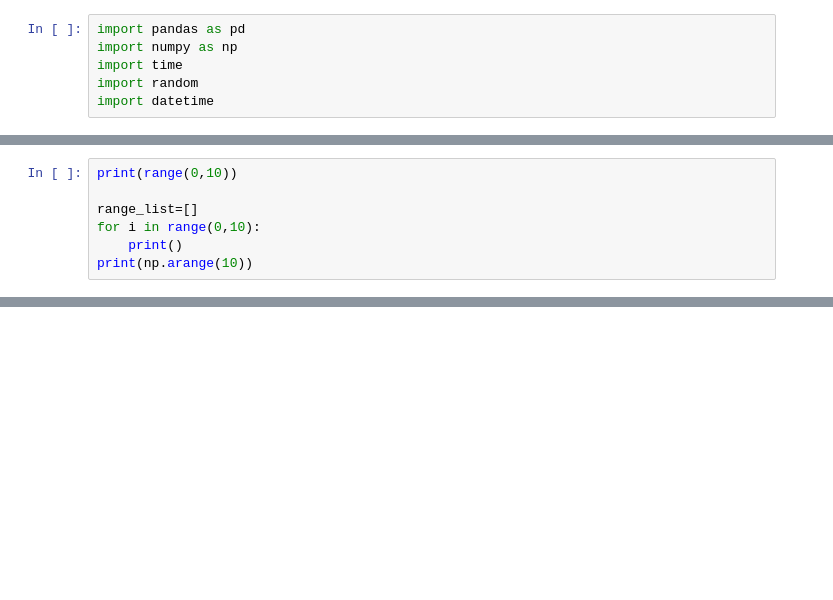
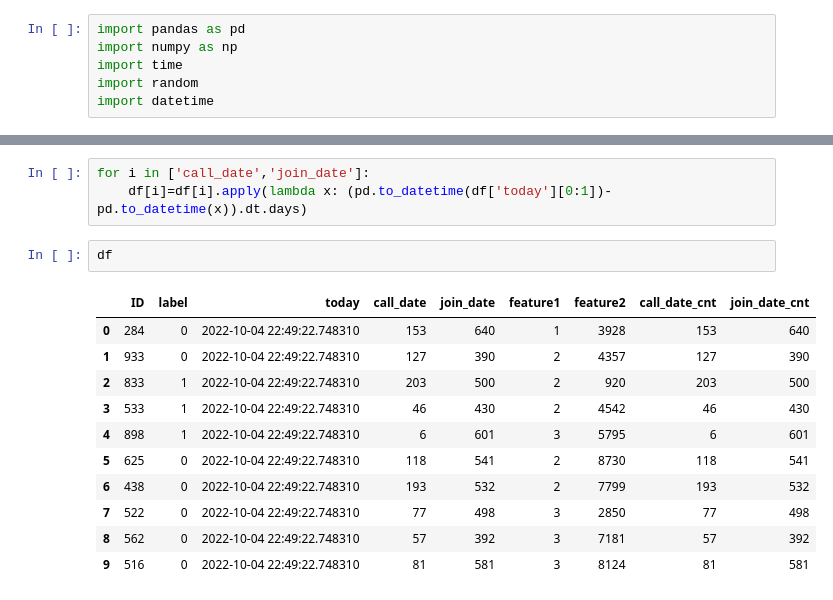
Before and after one commit to TaoXue-99/The-Technical-Details-of-Machine-Learning, a Jupyter notebook: 1. Data Preprocessing/1.2 apply & applymap.ipynb, the cells around one changed output, grey strips where cells are left out. Cells and saved outputs as stored; diff of their text form; blank space fills up the shorter version.

```diff
--- a/1. Data Preprocessing/1.2 apply & applymap.ipynb
+++ b/1. Data Preprocessing/1.2 apply & applymap.ipynb
@@ -16,7 +101,0 @@ random.sample(range(100,999),10)
-# %%
-print(range(0,10))
-
-range_list=[]
-for i in range(0,10):
-    print()
-print(np.arange(10))
@@ -47,0 +167,17 @@ Type:      method
+# %%
+for i in ['call_date','join_date']:
+    df[i]=df[i].apply(lambda x: (pd.to_datetime(df['today'][0:1])-pd.to_datetime(x)).dt.days)
+# %%
+df
+# %% [output]
+|  | ID | label | today | call_date | join_date | feature1 | feature2 | call_date_cnt | join_date_cnt |
+| 0 | 284 | 0 | 2022-10-04 22:49:22.748310 | 153 | 640 | 1 | 3928 | 153 | 640 |
+| 1 | 933 | 0 | 2022-10-04 22:49:22.748310 | 127 | 390 | 2 | 4357 | 127 | 390 |
+| 2 | 833 | 1 | 2022-10-04 22:49:22.748310 | 203 | 500 | 2 | 920 | 203 | 500 |
+| 3 | 533 | 1 | 2022-10-04 22:49:22.748310 | 46 | 430 | 2 | 4542 | 46 | 430 |
+| 4 | 898 | 1 | 2022-10-04 22:49:22.748310 | 6 | 601 | 3 | 5795 | 6 | 601 |
+| 5 | 625 | 0 | 2022-10-04 22:49:22.748310 | 118 | 541 | 2 | 8730 | 118 | 541 |
+| 6 | 438 | 0 | 2022-10-04 22:49:22.748310 | 193 | 532 | 2 | 7799 | 193 | 532 |
+| 7 | 522 | 0 | 2022-10-04 22:49:22.748310 | 77 | 498 | 3 | 2850 | 77 | 498 |
+| 8 | 562 | 0 | 2022-10-04 22:49:22.748310 | 57 | 392 | 3 | 7181 | 57 | 392 |
+| 9 | 516 | 0 | 2022-10-04 22:49:22.748310 | 81 | 581 | 3 | 8124 | 81 | 581 |
```
Also changed, not shown: parts of 20 cells of this notebook, 2 other files.
